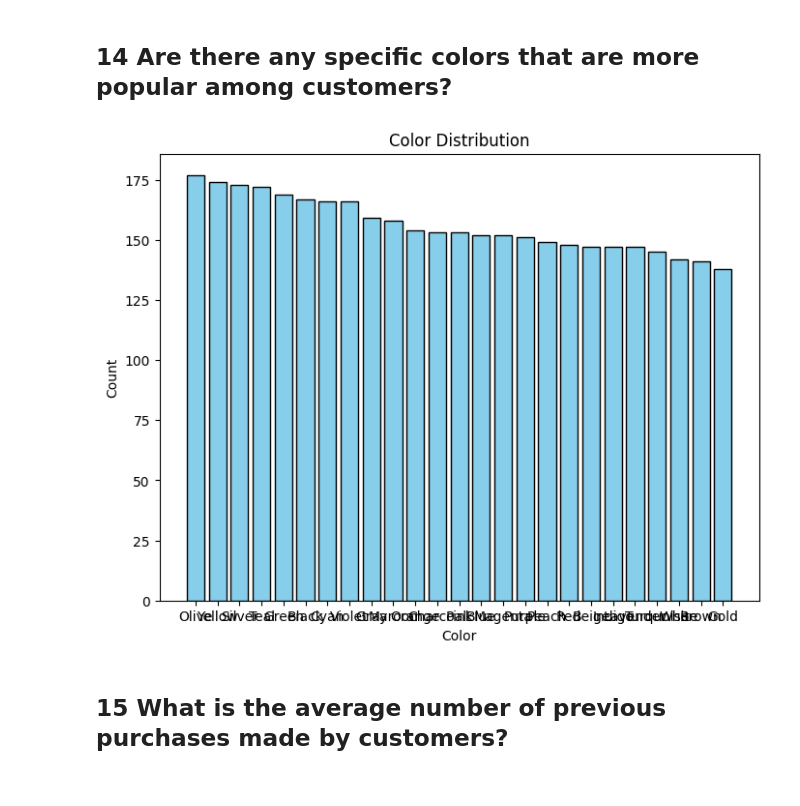
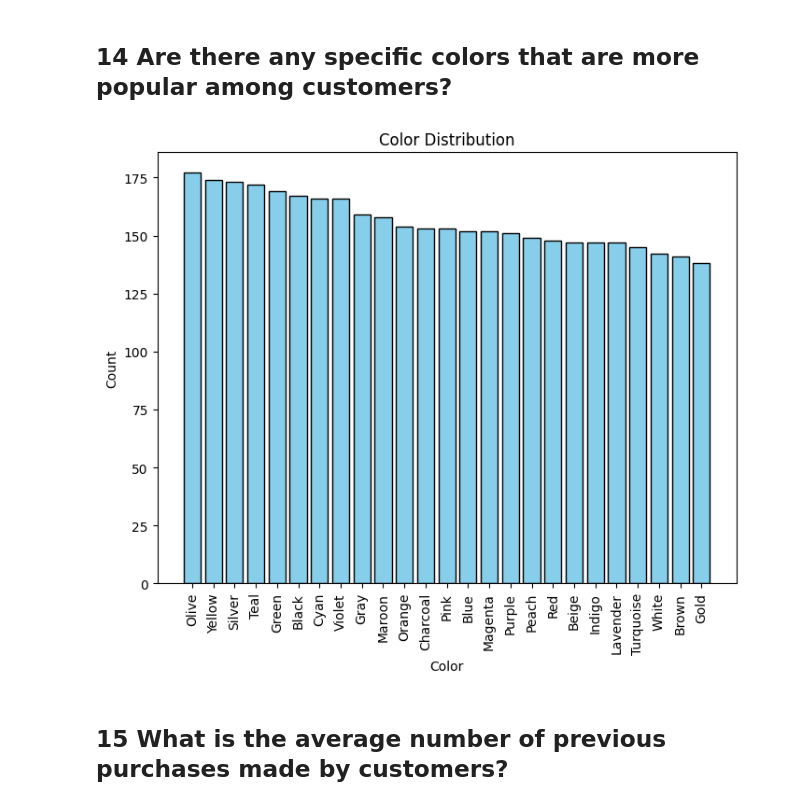
Before and after one commit to siddhima22/shopping_data_analysis, a Jupyter notebook: main.ipynb, the cells around one changed output. Drawn from its saved outputs; the diff is of its cells as text; code cells hidden in the pictures.

```diff
--- a/main.ipynb
+++ b/main.ipynb
@@ -792,16 +829,16 @@ plt.show()
 # %%
 color_counts = shop['Color'].value_counts()
 
 plt.figure(figsize=(8, 6))
 plt.bar(color_counts.index, color_counts.values, color='skyblue', edgecolor='black')
 
 plt.xlabel('Color')
 plt.ylabel('Count')
 plt.title('Color Distribution')
-
+plt.xticks(rotation=90)
 plt.show()
 # %% [output]
-[figure, old version]
+[figure, new version]
 # %% [markdown]
 ## 15 What is the average number of previous purchases made by customers?
 # %% [markdown]
```
Also changed, not shown: parts of 1 cell of this notebook, 1 other file.
